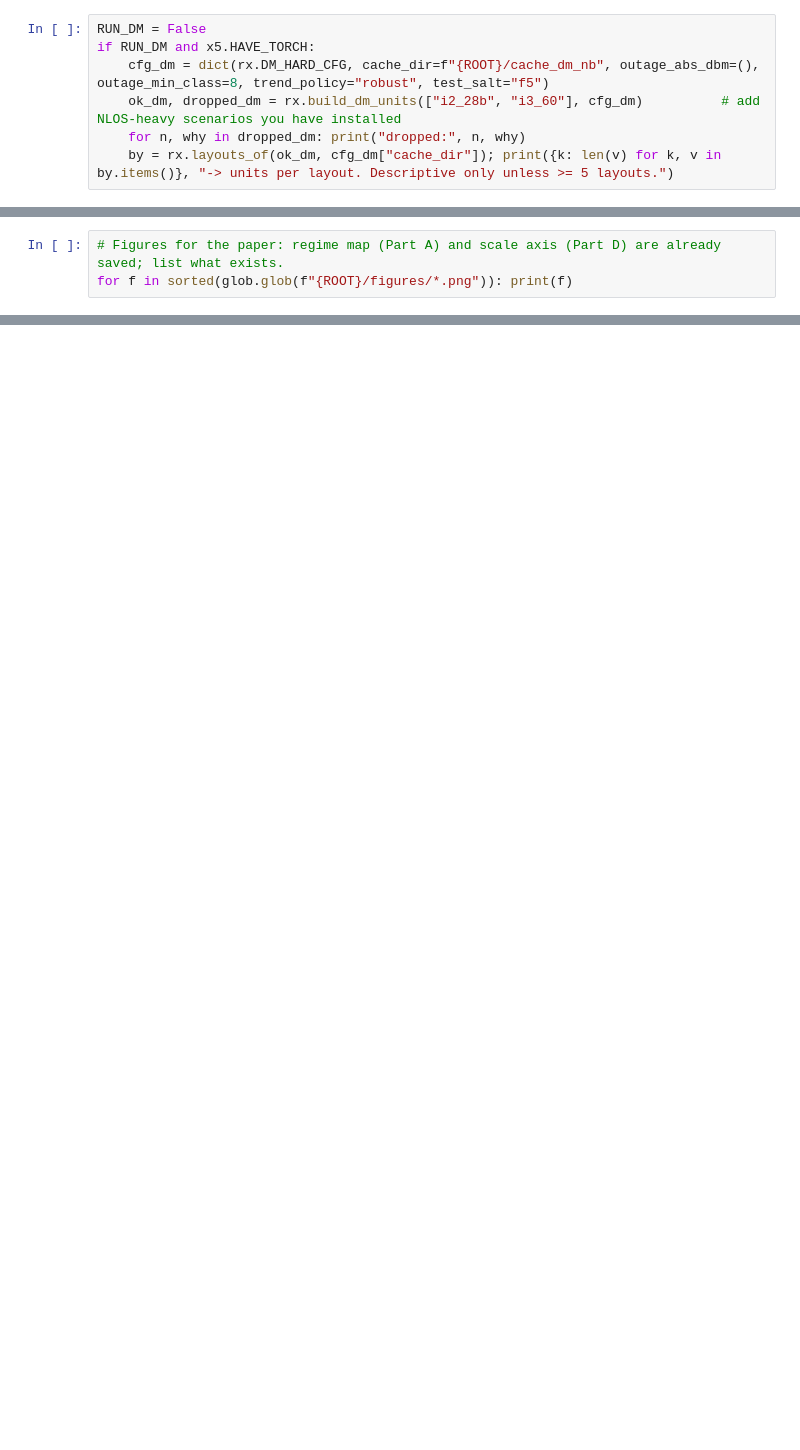
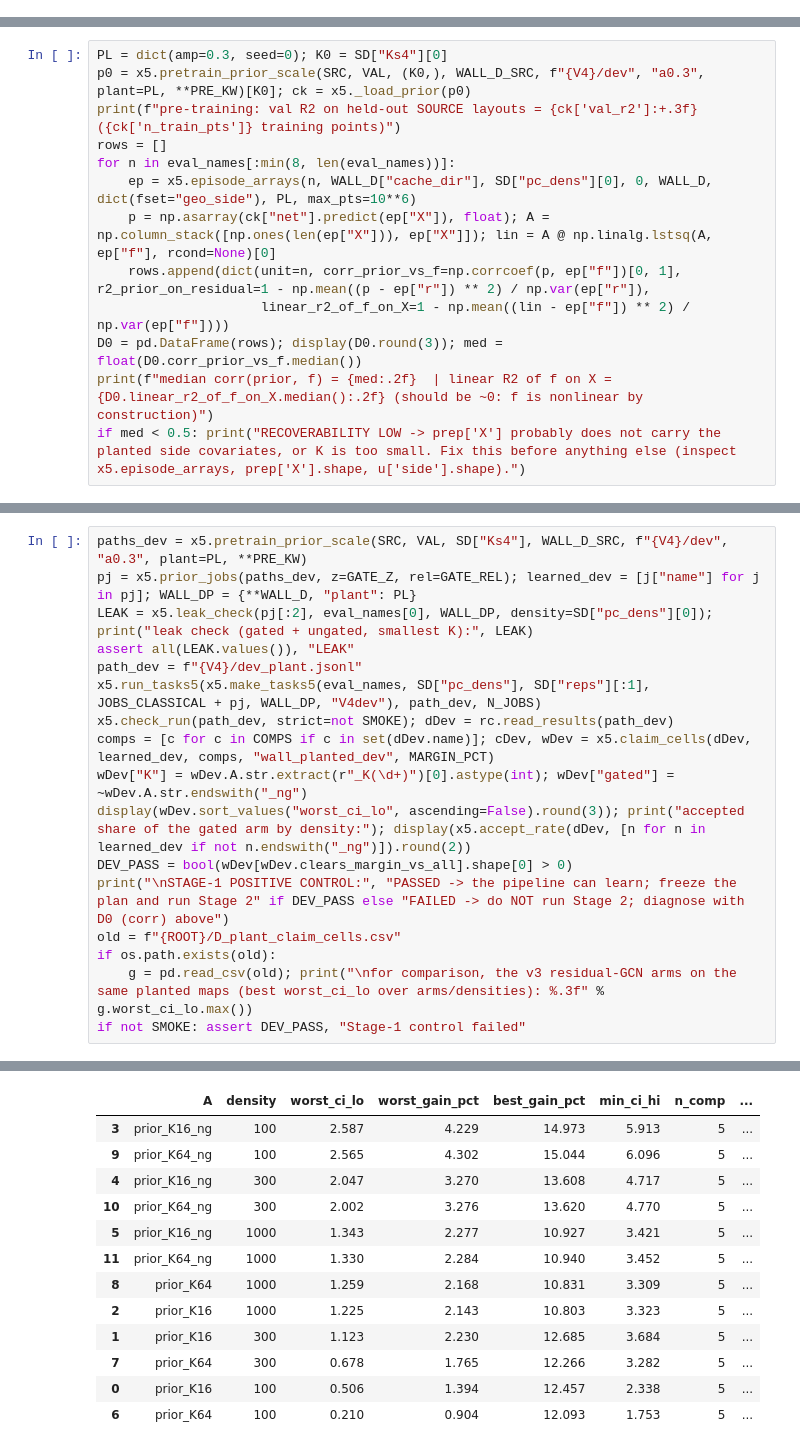
Before and after one commit to CompileArtisan/prism, a Jupyter notebook: radiomap_ext5_regime_scale.ipynb, the cells around one changed output, grey strips where cells are left out. Drawn from its saved outputs; the diff is of its cells as text; blank space fills up the shorter version.

```diff
--- a/radiomap_ext5_regime_scale.ipynb
+++ b/radiomap_ext5_regime_scale.ipynb
@@ -1777,7 +0,0 @@ NEW_WIFI is empty: nothing to build.
-# %%
-RUN_DM = False
-if RUN_DM and x5.HAVE_TORCH:
-    cfg_dm = dict(rx.DM_HARD_CFG, cache_dir=f"{ROOT}/cache_dm_nb", outage_abs_dbm=(), outage_min_class=8, trend_policy="robust", test_salt="f5")
-    ok_dm, dropped_dm = rx.build_dm_units(["i2_28b", "i3_60"], cfg_dm)          # add NLOS-heavy scenarios you have installed
-    for n, why in dropped_dm: print("dropped:", n, why)
-    by = rx.layouts_of(ok_dm, cfg_dm["cache_dir"]); print({k: len(v) for k, v in by.items()}, "-> units per layout. Descriptive only unless >= 5 layouts.")
@@ -1812,3 +0,0 @@ Full table: results_ext5/final_claims.csv
-# %%
-# Figures for the paper: regime map (Part A) and scale axis (Part D) are already saved; list what exists.
-for f in sorted(glob.glob(f"{ROOT}/figures/*.png")): print(f)
@@ -1903,0 +198,13 @@ GATE: FAIL -> do not write numbers into the paper yet
+# %%
+PL = dict(amp=0.3, seed=0); K0 = SD["Ks4"][0]
+p0 = x5.pretrain_prior_scale(SRC, VAL, (K0,), WALL_D_SRC, f"{V4}/dev", "a0.3", plant=PL, **PRE_KW)[K0]; ck = x5._load_prior(p0)
+print(f"pre-training: val R2 on held-out SOURCE layouts = {ck['val_r2']:+.3f} ({ck['n_train_pts']} training points)")
+rows = []
+for n in eval_names[:min(8, len(eval_names))]:
+    ep = x5.episode_arrays(n, WALL_D["cache_dir"], SD["pc_dens"][0], 0, WALL_D, dict(fset="geo_side"), PL, max_pts=10**6)
+    p = np.asarray(ck["net"].predict(ep["X"]), float); A = np.column_stack([np.ones(len(ep["X"])), ep["X"]]); lin = A @ np.linalg.lstsq(A, ep["f"], rcond=None)[0]
+    rows.append(dict(unit=n, corr_prior_vs_f=np.corrcoef(p, ep["f"])[0, 1], r2_prior_on_residual=1 - np.mean((p - ep["r"]) ** 2) / np.var(ep["r"]),
+                     linear_r2_of_f_on_X=1 - np.mean((lin - ep["f"]) ** 2) / np.var(ep["f"])))
+D0 = pd.DataFrame(rows); display(D0.round(3)); med = float(D0.corr_prior_vs_f.median())
+print(f"median corr(prior, f) = {med:.2f}  | linear R2 of f on X = {D0.linear_r2_of_f_on_X.median():.2f} (should be ~0: f is nonlinear by construction)")
+if med < 0.5: print("RECOVERABILITY LOW -> prep['X'] probably does not carry the planted side covariates, or K is too small. Fix this before anything else (inspect x5.episode_arrays, prep['X'].shape, u['side'].shape).")
@@ -1903,0 +229,18 @@ GATE: FAIL -> do not write numbers into the paper yet
+# %%
+paths_dev = x5.pretrain_prior_scale(SRC, VAL, SD["Ks4"], WALL_D_SRC, f"{V4}/dev", "a0.3", plant=PL, **PRE_KW)
+pj = x5.prior_jobs(paths_dev, z=GATE_Z, rel=GATE_REL); learned_dev = [j["name"] for j in pj]; WALL_DP = {**WALL_D, "plant": PL}
+LEAK = x5.leak_check(pj[:2], eval_names[0], WALL_DP, density=SD["pc_dens"][0]); print("leak check (gated + ungated, smallest K):", LEAK)
+assert all(LEAK.values()), "LEAK"
+path_dev = f"{V4}/dev_plant.jsonl"
+x5.run_tasks5(x5.make_tasks5(eval_names, SD["pc_dens"], SD["reps"][:1], JOBS_CLASSICAL + pj, WALL_DP, "V4dev"), path_dev, N_JOBS)
+x5.check_run(path_dev, strict=not SMOKE); dDev = rc.read_results(path_dev)
+comps = [c for c in COMPS if c in set(dDev.name)]; cDev, wDev = x5.claim_cells(dDev, learned_dev, comps, "wall_planted_dev", MARGIN_PCT)
+wDev["K"] = wDev.A.str.extract(r"_K(\d+)")[0].astype(int); wDev["gated"] = ~wDev.A.str.endswith("_ng")
+display(wDev.sort_values("worst_ci_lo", ascending=False).round(3)); print("accepted share of the gated arm by density:"); display(x5.accept_rate(dDev, [n for n in learned_dev if not n.endswith("_ng")]).round(2))
+DEV_PASS = bool(wDev[wDev.clears_margin_vs_all].shape[0] > 0)
+print("\nSTAGE-1 POSITIVE CONTROL:", "PASSED -> the pipeline can learn; freeze the plan and run Stage 2" if DEV_PASS else "FAILED -> do NOT run Stage 2; diagnose with D0 (corr) above")
+old = f"{ROOT}/D_plant_claim_cells.csv"
+if os.path.exists(old):
+    g = pd.read_csv(old); print("\nfor comparison, the v3 residual-GCN arms on the same planted maps (best worst_ci_lo over arms/densities): %.3f" % g.worst_ci_lo.max())
+if not SMOKE: assert DEV_PASS, "Stage-1 control failed"
+# %% [output]
@@ -1903,0 +262,13 @@ GATE: FAIL -> do not write numbers into the paper yet
+|  | A | density | worst_ci_lo | worst_gain_pct | best_gain_pct | min_ci_hi | n_comp | ... |
+| 3 | prior_K16_ng | 100 | 2.587 | 4.229 | 14.973 | 5.913 | 5 | ... |
+| 9 | prior_K64_ng | 100 | 2.565 | 4.302 | 15.044 | 6.096 | 5 | ... |
+| 4 | prior_K16_ng | 300 | 2.047 | 3.270 | 13.608 | 4.717 | 5 | ... |
+| 10 | prior_K64_ng | 300 | 2.002 | 3.276 | 13.620 | 4.770 | 5 | ... |
+| 5 | prior_K16_ng | 1000 | 1.343 | 2.277 | 10.927 | 3.421 | 5 | ... |
+| 11 | prior_K64_ng | 1000 | 1.330 | 2.284 | 10.940 | 3.452 | 5 | ... |
+| 8 | prior_K64 | 1000 | 1.259 | 2.168 | 10.831 | 3.309 | 5 | ... |
+| 2 | prior_K16 | 1000 | 1.225 | 2.143 | 10.803 | 3.323 | 5 | ... |
+| 1 | prior_K16 | 300 | 1.123 | 2.230 | 12.685 | 3.684 | 5 | ... |
+| 7 | prior_K64 | 300 | 0.678 | 1.765 | 12.266 | 3.282 | 5 | ... |
+| 0 | prior_K16 | 100 | 0.506 | 1.394 | 12.457 | 2.338 | 5 | ... |
+| 6 | prior_K64 | 100 | 0.210 | 0.904 | 12.093 | 1.753 | 5 | ... |
```
Also changed, not shown: parts of 62 cells of this notebook, 1 other file.
